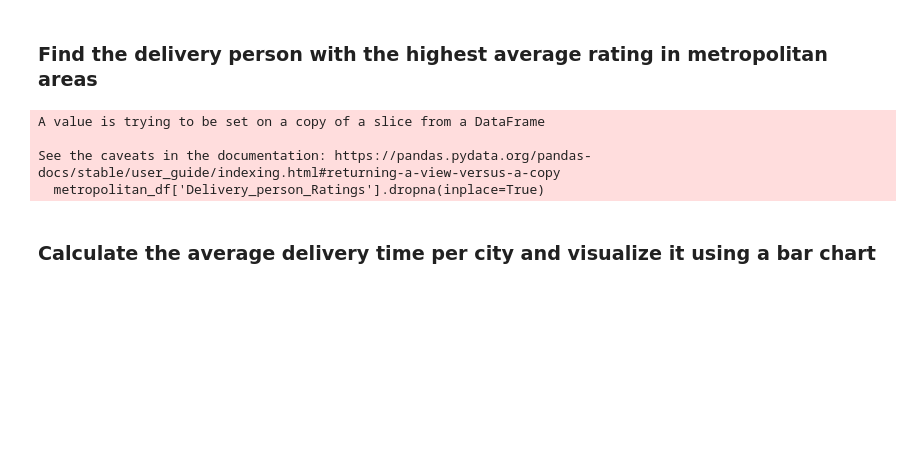
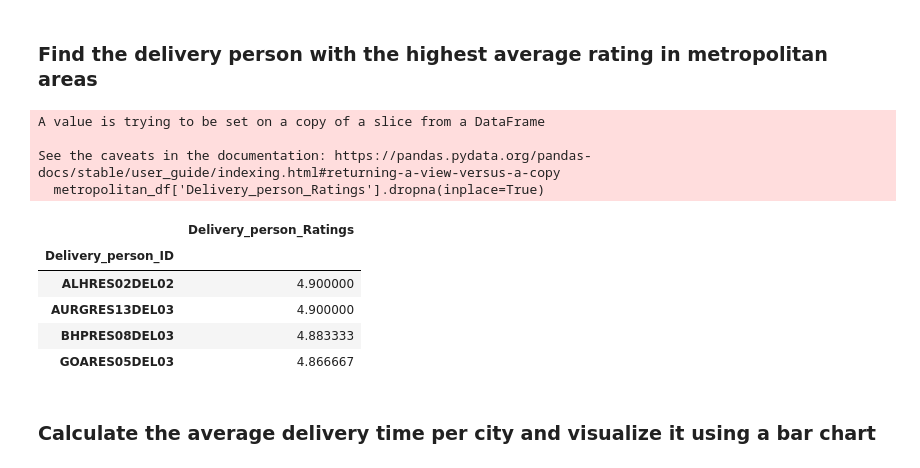
Before and after one commit to enzovillafuerte/delivery-data-analysis, a Jupyter notebook: data-analysis.ipynb, the cells around one changed output. Drawn from its saved outputs; the diff is of its cells as text; code cells hidden in the pictures; blank space fills up the shorter version.

```diff
--- a/data-analysis.ipynb
+++ b/data-analysis.ipynb
@@ -174,25 +174,33 @@ common_urban
 ### Find the delivery person with the highest average rating in metropolitan areas
 # %%
 # Get Rid of spaces
+df['City'] = df['City'].str.strip()
 
 # Convert Ratings to Numeric
+df['Delivery_person_Ratings'] = pd.to_numeric(df['Delivery_person_Ratings'], errors='coerce')
 
 # Filter dataframe based on metropolitan area
 metropolitan_df = df[df['City'] == 'Metropolitian']
 
 # Making sure we drop rows that doesn't have ratings
 metropolitan_df['Delivery_person_Ratings'].dropna(inplace=True)
 
-#highest_rating = metropolitan_df.groupby('Delivery_person_ID').agg({'Delivery_person_Ratings':'mean'})
+highest_rating = metropolitan_df.groupby('Delivery_person_ID').agg({'Delivery_person_Ratings':'mean'})
 
-#highest_rating.sort_values(by='Delivery_person_Ratings', ascending=False, inplace=True)
+highest_rating.sort_values(by='Delivery_person_Ratings', ascending=False, inplace=True)
 
-#highest_rating
+highest_rating.head(4)
 # %% [output]
 A value is trying to be set on a copy of a slice from a DataFrame
 
 See the caveats in the documentation: https://pandas.pydata.org/pandas-docs/stable/user_guide/indexing.html#returning-a-view-versus-a-copy
   metropolitan_df['Delivery_person_Ratings'].dropna(inplace=True)
+|  | Delivery_person_Ratings |
+| Delivery_person_ID |  |
+| ALHRES02DEL02 | 4.900000 |
+| AURGRES13DEL03 | 4.900000 |
+| BHPRES08DEL03 | 4.883333 |
+| GOARES05DEL03 | 4.866667 |
 # %% [markdown]
 ### Calculate the average delivery time per city and visualize it using a bar chart
 # %%
```
Also changed, not shown: parts of 2 cells of this notebook.
